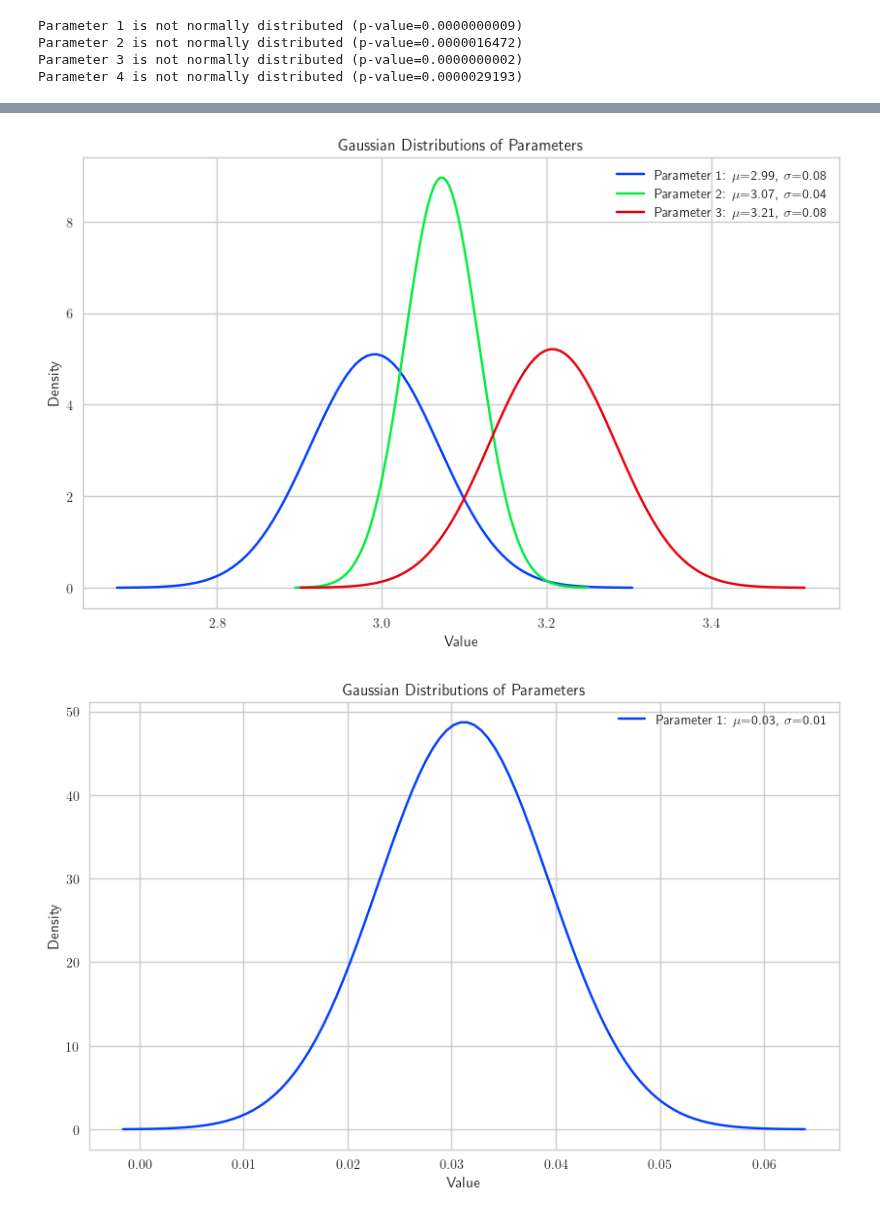
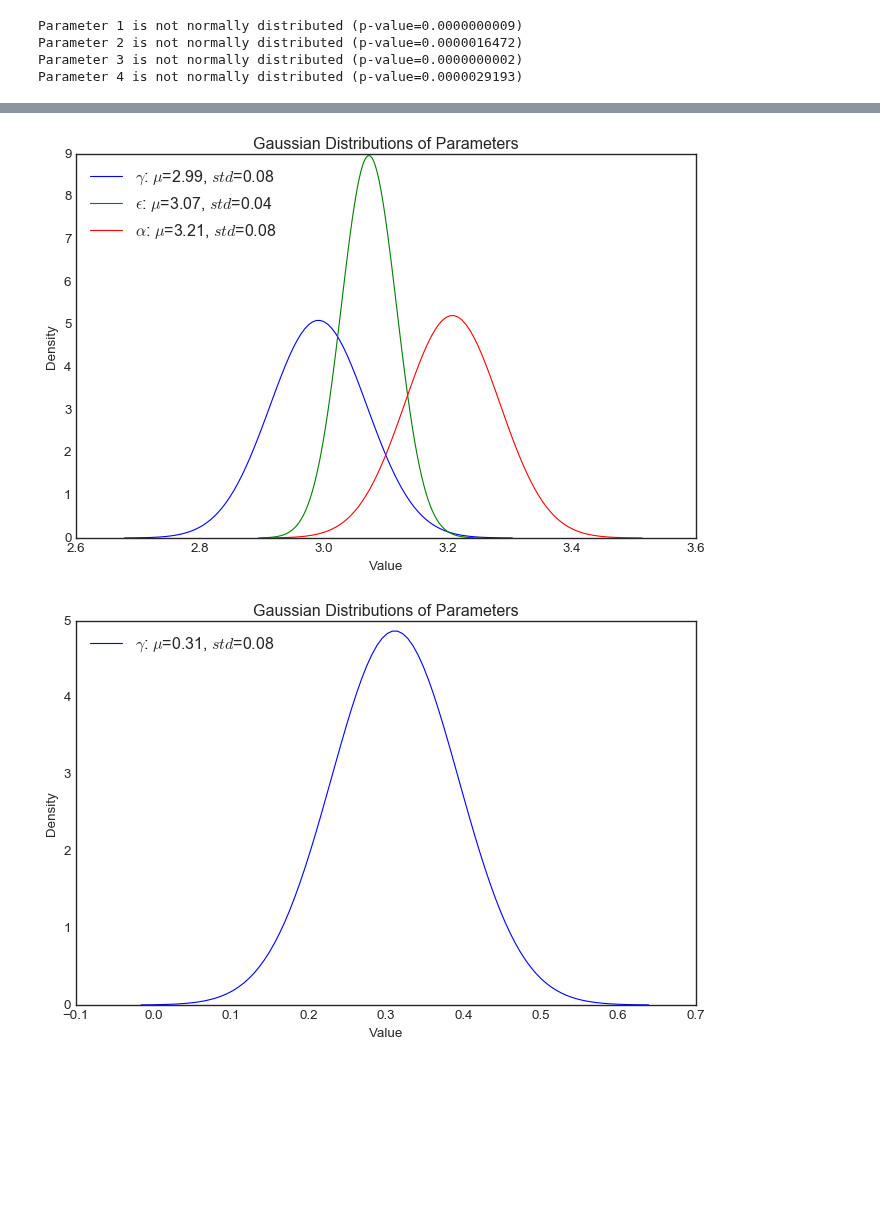
Before and after one commit to flaviaferrus/MotorControlPrediction, a Jupyter notebook: Notebooks/MultipleSubjects.ipynb, the cells around one changed output, grey strips where cells are left out. Drawn from its saved outputs; the diff is of its cells as text; code cells hidden in the pictures; blank space fills up the shorter version.

```diff
--- a/Notebooks/MultipleSubjects.ipynb
+++ b/Notebooks/MultipleSubjects.ipynb
@@ -245,6 +245,6 @@ print(combined_params)
  [ 2.92577145  3.02476389 -3.17532387  3.919795  ]]
 # %%
 combined_params[:, 2] *= -1
-combined_params[:, 3] *= 0.005
+combined_params[:, 3] *= 0.05
 print(combined_params)
 # %% [output]
@@ -417,9 +421,16 @@ Parameter 2 is not normally distributed (p-value=0.0000016472)
 Parameter 3 is not normally distributed (p-value=0.0000000002)
 Parameter 4 is not normally distributed (p-value=0.0000029193)
 # %%
-def plot_gaussian_distributions(parameters: np.ndarray):
+def plot_gaussian_distributions(parameters: np.ndarray,
+                                style_label ='seaborn-whitegrid',
+                                saving_plot = True,    folder_name = 'fitted_pics',
+                                pic_name = 'params_gaussian'):
+
     num_params = parameters.shape[1]  # Number of parameters (should be 4)
-
+    plt.style.use(style_label)
+    titles = ['$\gamma (s^{-1})$', '$\varepsilon (m^3 kg^2 s^{-4}$', '$\alpha (kg^{-1})$', '$\sigma$']
+    #parameters_label = ['$\gamma$', '$\epsilon$', '$\alpha$', '$\sigma$']
+    parameters_label = [r'$\gamma$', r'$\epsilon$', r'$\alpha$', r'$\sigma$']
     # Create figure and axes
     fig, ax = plt.subplots(nrows=1, ncols=1, figsize=(10, 6))
 
@@ -434,13 +445,27 @@ def plot_gaussian_distributions(parameters: np.ndarray):
         y = norm.pdf(x, mean, std_dev)
 
         # Plot the Gaussian distribution
-        ax.plot(x, y, label=f'Parameter {i+1}: $\mu$={mean:.2f}, $\sigma$={std_dev:.2f}')
+        #ax.plot(x, y, label=f'Parameter {i+1}: $\mu$={mean:.2f}, $\sigma$={std_dev:.2f}')
+        ax.plot(x, y, label=f'{parameters_label[i]}: $\mu$={mean:.2f}, $std$={std_dev:.2f}')
 
     # Add labels, title, legend
     ax.set_xlabel('Value')
     ax.set_ylabel('Density')
     ax.set_title('Gaussian Distributions of Parameters')
-    ax.legend()
+    ax.legend(loc = 2)
+
+    if saving_plot:
+
+        current_dir = os.getcwd()
+        parent_dir = os.path.dirname(current_dir)
+        data_folder = os.path.join(parent_dir, folder_name)
+        if not os.path.exists(data_folder):
+            os.makedirs(data_folder)
+
+        # Save the figure with a specific name based on the cluster
+        filename = f'{pic_name}.png'
+        filepath = os.path.join(data_folder, filename)
+        plt.savefig(filepath)
 
     # Show plot
     plt.show()
@@ -451,9 +476,9 @@ plot_gaussian_distributions(combined_params)
 # %%
-plot_gaussian_distributions(combined_params[:, :3])
+plot_gaussian_distributions(combined_params[:, :3], pic_name='gaussians_2', style_label='seaborn-v0_8-white')
 # %% [output]
-[figure, old version]
+[figure, new version]
 # %%
-plot_gaussian_distributions(combined_params[:, 3:])
+plot_gaussian_distributions(combined_params[:, 3:], pic_name='gaussians_sig', style_label='seaborn-v0_8-white')
 # %% [output]
-[figure, old version]
+[figure, new version]
 # %%
```
Also changed, not shown: parts of 11 cells of this notebook, 12 other files.
